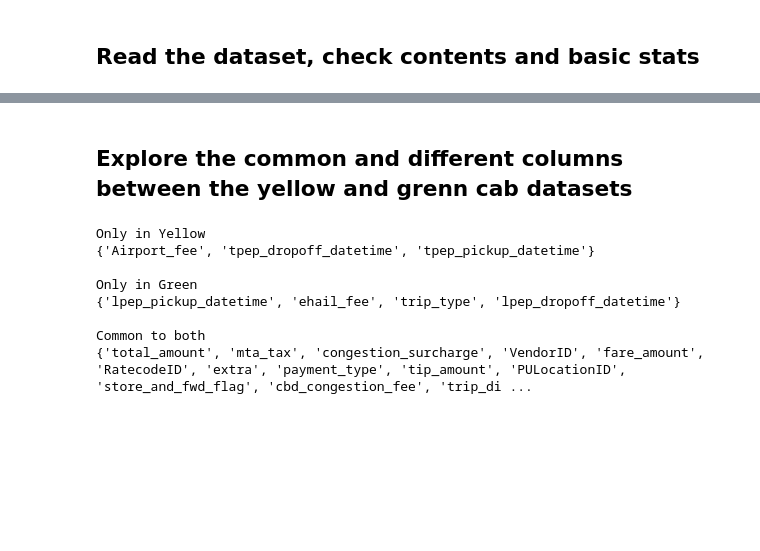
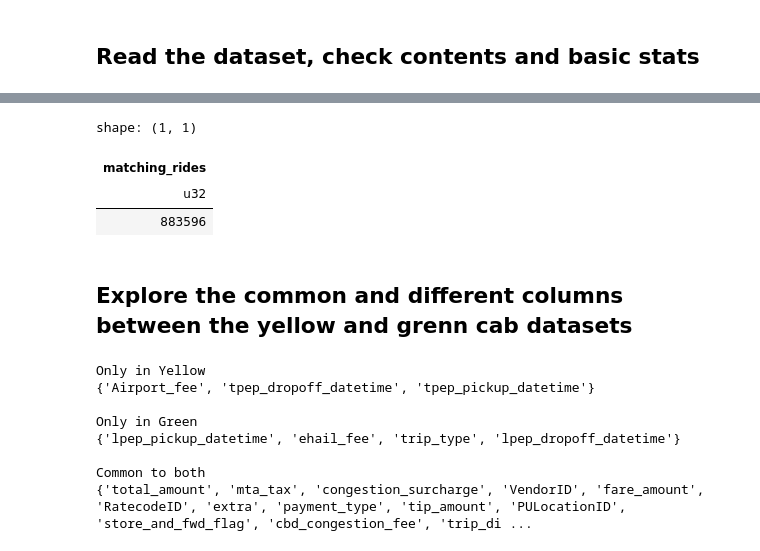
Before and after one commit to rupendrab/polars_exploration, a Jupyter notebook: notebooks/Taxi_Analysis.ipynb, the cells around one changed output, grey strips where cells are left out. Saved outputs shown, nothing was run; the diff lists cells and outputs as text; code cells hidden in the pictures; blank space fills up the shorter version.

```diff
--- a/notebooks/Taxi_Analysis.ipynb
+++ b/notebooks/Taxi_Analysis.ipynb
@@ -34,6 +35,24 @@ shape: (5, 20)
 | 1 | 2026-01-01 00:57:06 | 2026-01-01 01:05:59 | 0 | 1.4 | 1 | ... |
 | 2 | 2026-01-01 00:15:22 | 2026-01-01 00:58:10 | 4 | 5.58 | 1 | ... |
 | 2 | 2026-01-01 00:27:13 | 2026-01-01 00:40:43 | 0 | 2.16 | 1 | ... |
+# %%
+filtered_count = (
+    pl.scan_parquet("../data/yellow_tripdata_2026-0[1-2].parquet")
+    .filter(
+        (pl.col("fare_amount") > 20)
+        & (pl.col("tip_amount") > 3)
+        & (pl.col("trip_distance") > 2)
+    )
+    .select(pl.len().alias("matching_rides"))
+    .collect()
+)
+
+display(filtered_count)
+# %% [output]
+shape: (1, 1)
+| matching_rides |
+| u32 |
+| 883596 |
 # %% [markdown]
 ## Explore the common and different columns between the yellow and grenn cab datasets
 # %%
```
Also changed, not shown: parts of 5 cells of this notebook, 5 other files.
